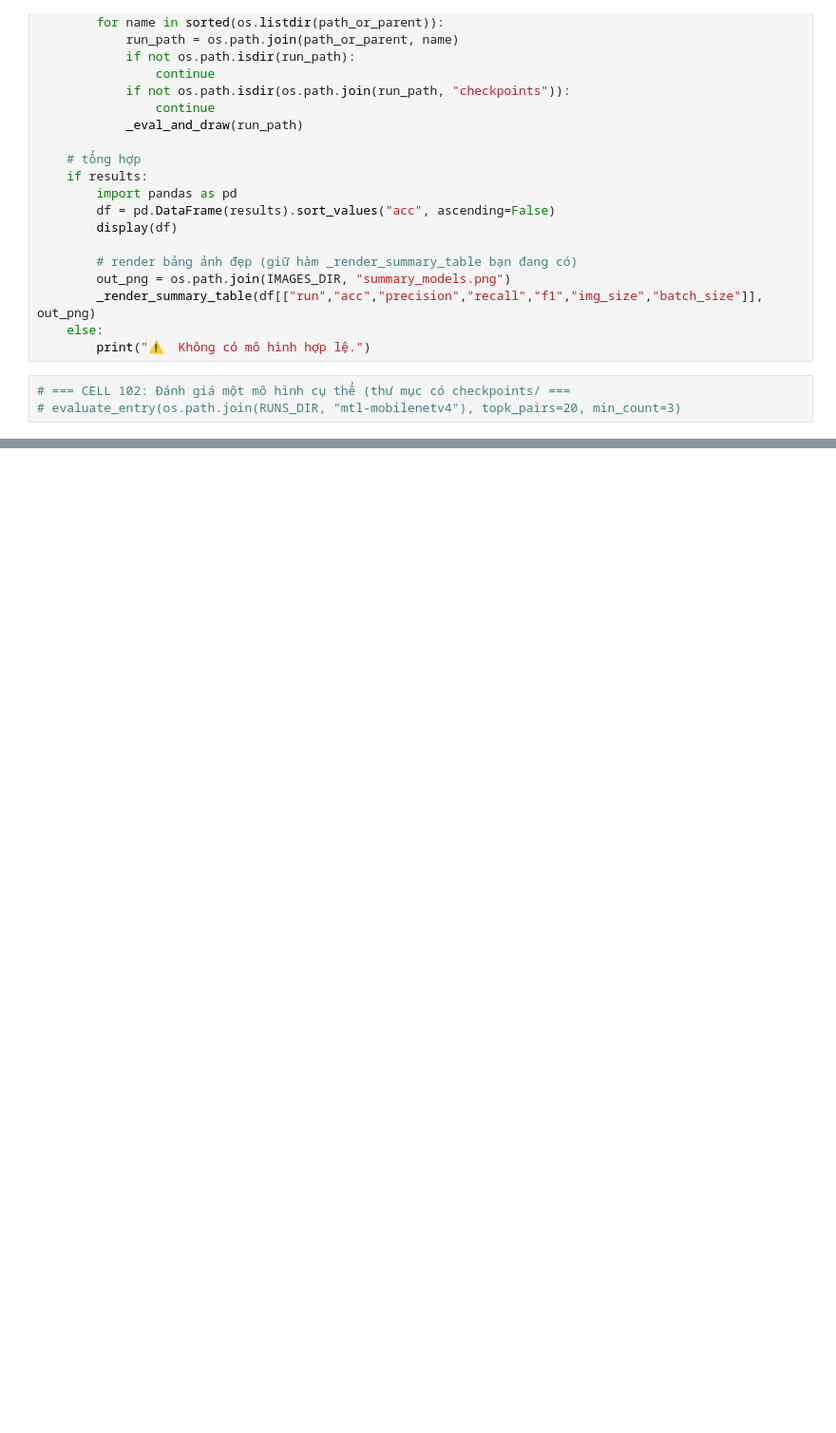
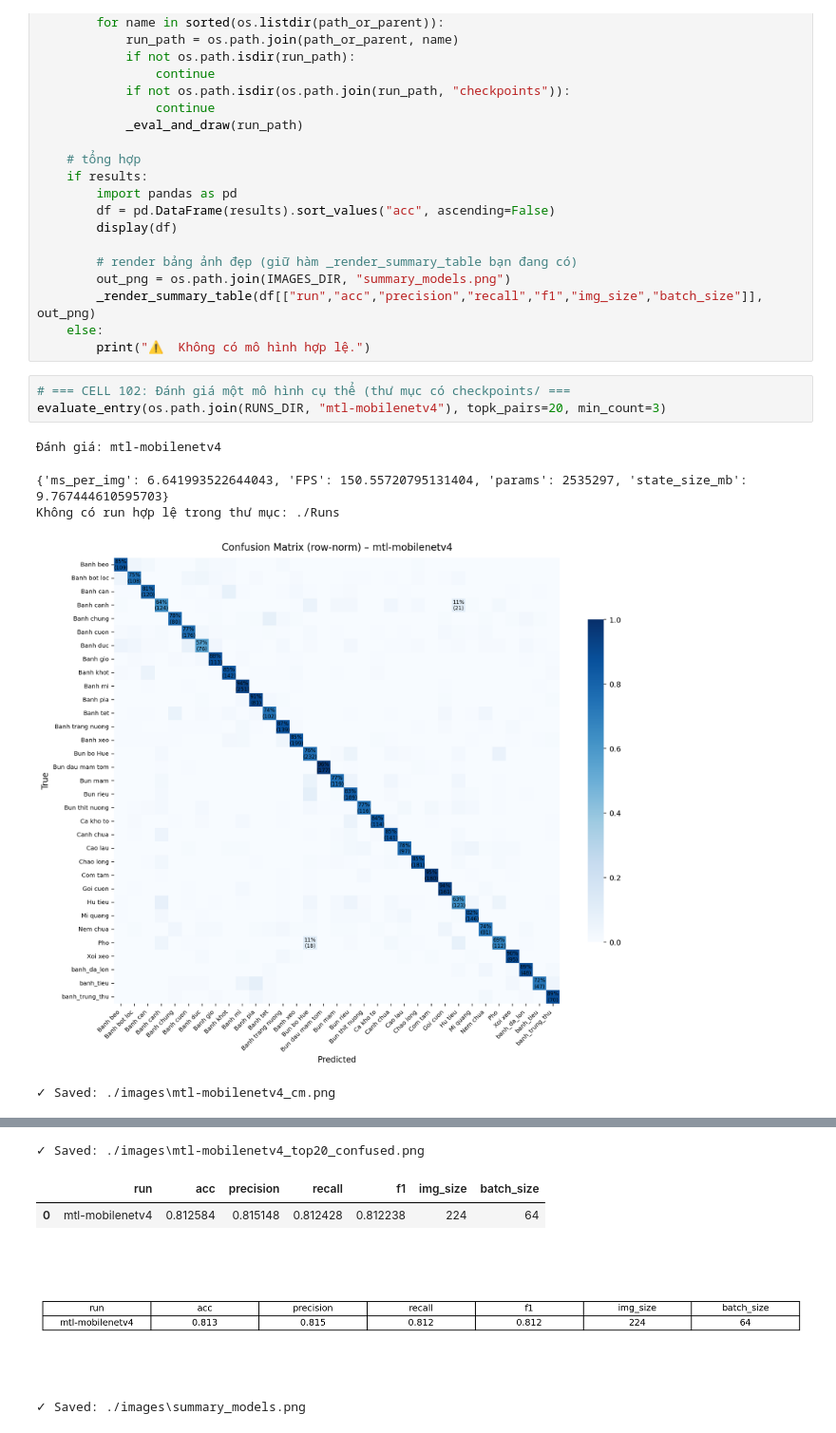
Before and after one commit to quangthai87vn/DL-DuDoan33MonAnVietNam, a Jupyter notebook: Danh Gia Mo Hinh.ipynb, the cells around one changed output, grey strips where cells are left out. Shown at 95% size. Drawn from its saved outputs; the diff is of its cells as text; blank space fills up the shorter version.

```diff
--- a/Danh Gia Mo Hinh.ipynb
+++ b/Danh Gia Mo Hinh.ipynb
@@ -936,4 +951,10 @@ def evaluate_entry(path_or_parent: str, topk_pairs: int = 20, min_count: int = 1
         print("⚠️  Không có mô hình hợp lệ.")
 # %%
 # === CELL 102: Đánh giá một mô hình cụ thể (thư mục có checkpoints/ ===
-# evaluate_entry(os.path.join(RUNS_DIR, "mtl-mobilenetv4"), topk_pairs=20, min_count=3)
+evaluate_entry(os.path.join(RUNS_DIR, "mtl-mobilenetv4"), topk_pairs=20, min_count=3)
+# %% [output]
+Đánh giá: mtl-mobilenetv4
+{'ms_per_img': 6.641993522644043, 'FPS': 150.55720795131404, 'params': 2535297, 'state_size_mb': 9.767444610595703}
+Không có run hợp lệ trong thư mục: ./Runs
+[figure, added]
+✓ Saved: ./images\mtl-mobilenetv4_cm.png
@@ -940,3 +962,8 @@ def evaluate_entry(path_or_parent: str, topk_pairs: int = 20, min_count: int = 1
+✓ Saved: ./images\mtl-mobilenetv4_top20_confused.png
+|  | run | acc | precision | recall | f1 | img_size | batch_size |
+| 0 | mtl-mobilenetv4 | 0.812584 | 0.815148 | 0.812428 | 0.812238 | 224 | 64 |
+[figure, added]
+✓ Saved: ./images\summary_models.png
 # %%
 # === CELL 103: Đánh giá toàn bộ mô hình trong thư mục cha Runs/ ===
 evaluate_entry(RUNS_DIR)
```
Also changed, not shown: parts of 11 cells of this notebook, 47 other files.
